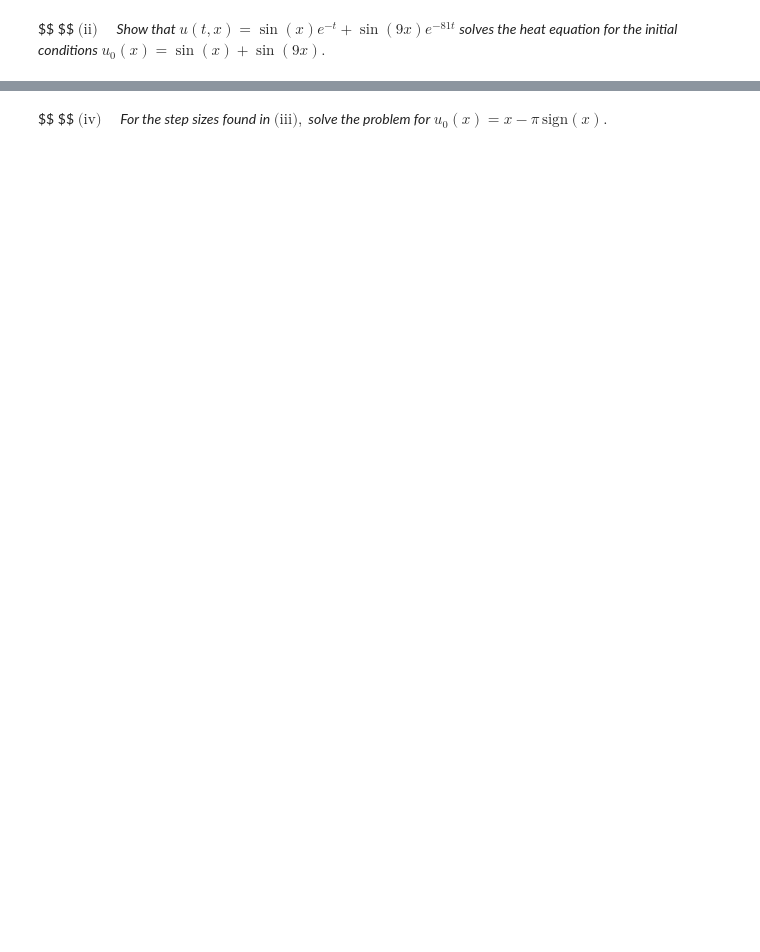
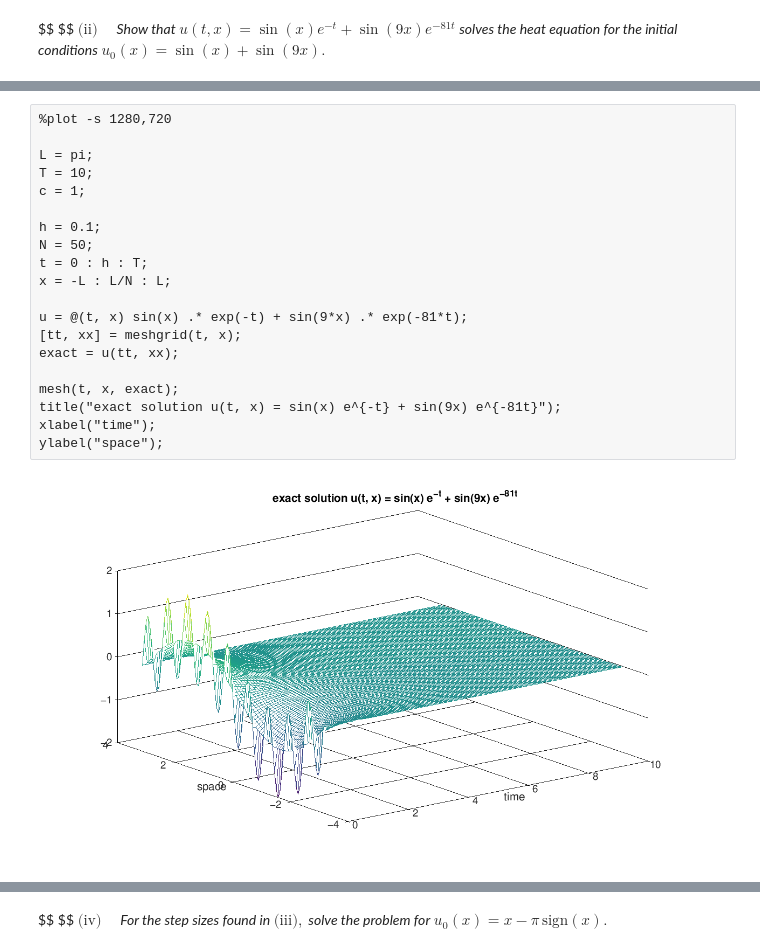
Before and after one commit to maxstollmayer/Advanced-Numerical-Analysis-Course, a Jupyter notebook: exercise52.ipynb, the cells around one changed output, grey strips where cells are left out. Cells and saved outputs as stored; diff of their text form; blank space fills up the shorter version.

```diff
--- a/exercise52.ipynb
+++ b/exercise52.ipynb
@@ -187,0 +123,22 @@ $\textrm{(ii)} \quad$ *Show that* $u(t, x) = \sin(x) e^{-t} + \sin(9x) e^{-81t}$
+# %%
+%plot -s 1280,720
+
+L = pi;
+T = 10;
+c = 1;
+
+h = 0.1;
+N = 50;
+t = 0 : h : T;
+x = -L : L/N : L;
+
+u = @(t, x) sin(x) .* exp(-t) + sin(9*x) .* exp(-81*t);
+[tt, xx] = meshgrid(t, x);
+exact = u(tt, xx);
+
+mesh(t, x, exact);
+title("exact solution u(t, x) = sin(x) e^{-t} + sin(9x) e^{-81t}");
+xlabel("time");
+ylabel("space");
+# %% [output]
+[figure, added]
```
Also changed, not shown: parts of 21 cells of this notebook, 3 other files.
